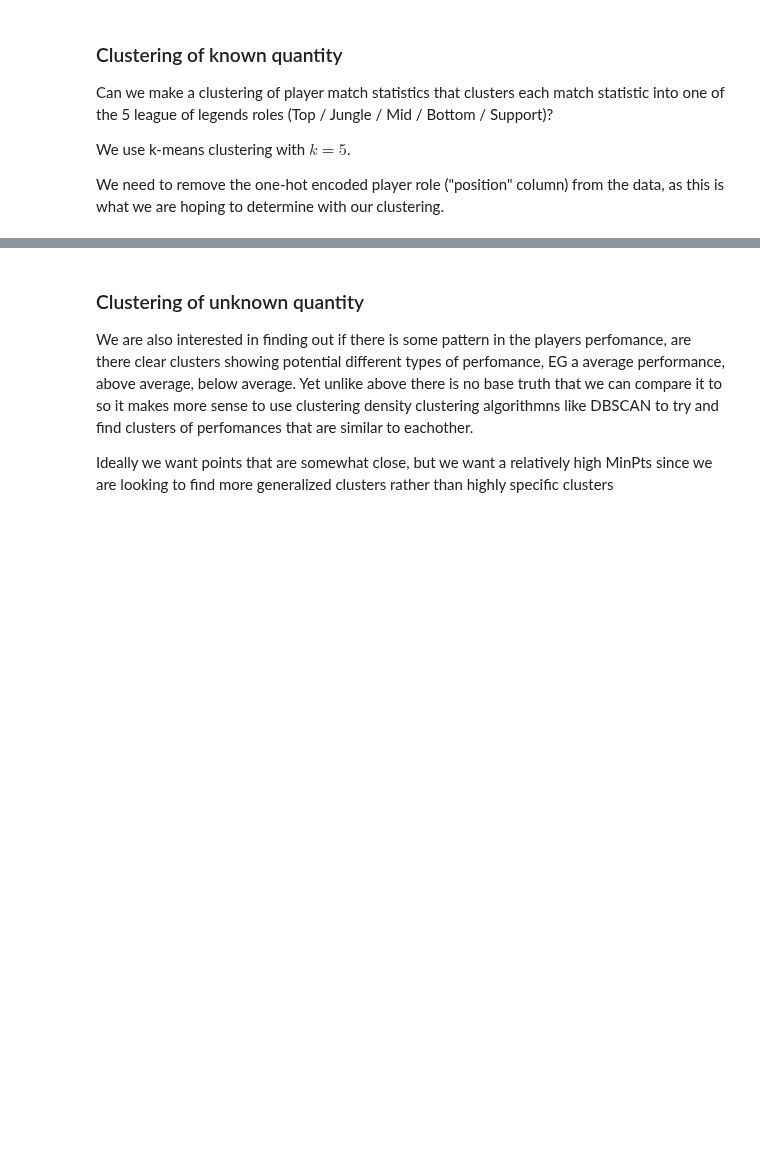
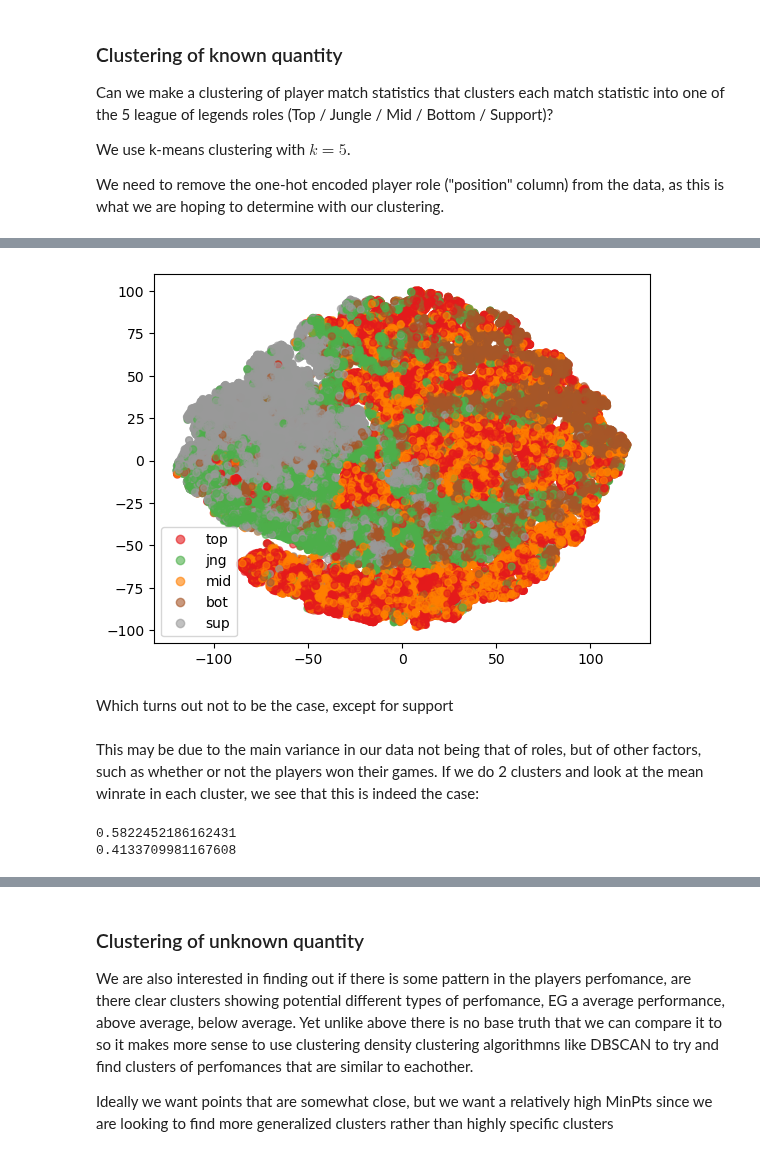
Before and after one commit to dwarfy35/Datamining_project, a Jupyter notebook: Project_main.ipynb, the cells around one changed output, grey strips where cells are left out. Cells and saved outputs as stored; diff of their text form; code cells hidden in the pictures; blank space fills up the shorter version.

```diff
--- a/Project_main.ipynb
+++ b/Project_main.ipynb
@@ -88,0 +173,6 @@ data_pure = data.drop(columns=["gameid", "datacompleteness", "league", "year", "
+# %%
+data_pure = data_pure[most_relevant_columns + ["position"]]
+# %%
+from utility import champion_class_transform
+
+data_pure = champion_class_transform(data_pure)
@@ -124,0 +285,3 @@ We can now look at the clusters to see if each cluster is represented by a posit
+# %%
+X_embedded = sklearn.manifold.TSNE(n_components=2, verbose=0).fit_transform(X_hat_no_position)
+X_embedded.shape
@@ -124,0 +307,20 @@ We can now look at the clusters to see if each cluster is represented by a posit
+# %%
+z = {"top": 0, "jng": 1, "mid": 2, "bot": 3, "sup": 4}
+scatter = plt.scatter(X_embedded[:, 0], X_embedded[:, 1], c=data_pure["position"].apply(lambda x: z[x]), cmap="Set1", s=25, alpha=0.6)
+handles, labels = scatter.legend_elements()
+labels = ["top", "jng", "mid", "bot", "sup"]
+plt.legend(handles, labels)
+plt.show()
+# %% [output]
+[figure, added]
+# %% [markdown]
+Which turns out not to be the case, except for support
+# %% [markdown]
+This may be due to the main variance in our data not being that of roles, but of other factors, such as whether or not the players won their games. If we do 2 clusters and look at the mean winrate in each cluster, we see that this is indeed the case:
+# %%
+clustering = sklearn.cluster.KMeans(n_clusters=2).fit(X_hat_no_position)
+print(np.mean(data.loc[clustering.labels_ == 0]["result"]))
+print(np.mean(data.loc[clustering.labels_ == 1]["result"]))
+# %% [output]
+0.5822452186162431
+0.4133709981167608
```
Also changed, not shown: parts of 59 cells of this notebook.
